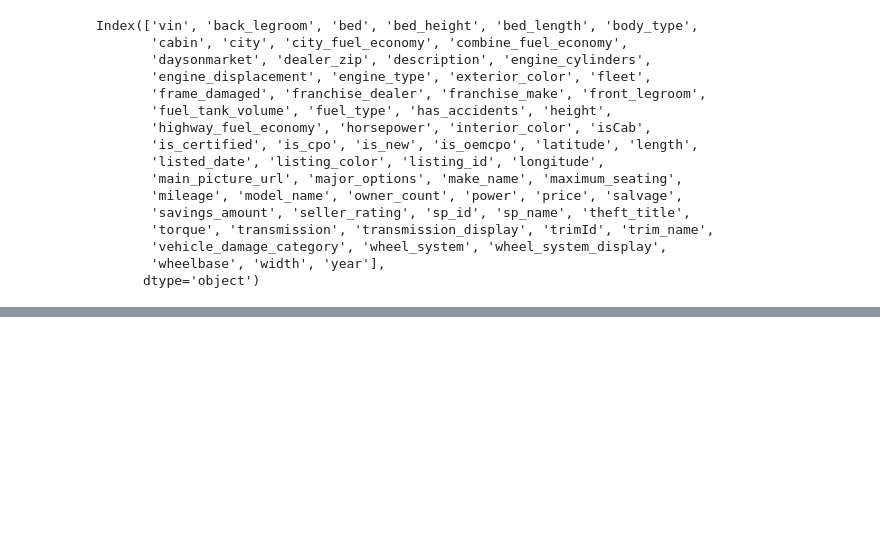
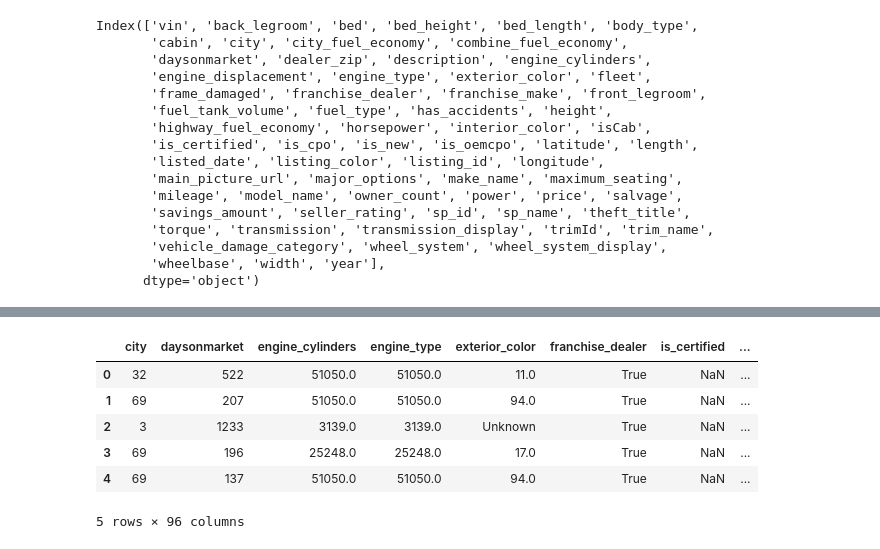
Before and after one commit to clarktommie/multimodal_insurance_project, a Jupyter notebook: notebooks/00_explore_tabular.ipynb, the cells around one changed output, grey strips where cells are left out. Cells and saved outputs as stored; diff of their text form; code cells hidden in the pictures; blank space fills up the shorter version.

```diff
--- a/notebooks/00_explore_tabular.ipynb
+++ b/notebooks/00_explore_tabular.ipynb
@@ -78,0 +102,6 @@ used_cars_df.head()
+# %%
+# imputations
+
+used_cars_df['has_accidents'] = used_cars_df['has_accidents'].fillna(0)
+used_cars_df['salvage'] = used_cars_df['salvage'].fillna(0)
+used_cars_df['frame_damaged'] = used_cars_df['frame_damaged'].fillna(0)
@@ -78,0 +116,7 @@ used_cars_df.head()
+# %%
+used_cars_df['theft_title'] = used_cars_df['theft_title'].map(
+    {True: "Theft", False: "No Theft"}
+)
+used_cars_df['theft_title'] = used_cars_df['theft_title'].fillna("Unknown")
+
+used_cars_df['theft_title'].value_counts(dropna=False)
@@ -78,0 +198,15 @@ used_cars_df.head()
+# %%
+from sklearn.impute import SimpleImputer
+import numpy as np
+
+# Drop mostly empty cols
+used_cars_encoded.drop(columns=['length', 'width', 'wheelbase', 'trimId'], inplace=True)
+
+# Fill numeric cols
+num_imputer = SimpleImputer(strategy='median')
+used_cars_encoded['mileage'] = num_imputer.fit_transform(used_cars_encoded[['mileage']])
+used_cars_encoded['owner_count'] = num_imputer.fit_transform(used_cars_encoded[['owner_count']])
+
+# Fill categoricals with 'Unknown'
+for col in ['engine_type', 'engine_cylinders', 'exterior_color', 'transmission_display', 'trim_name']:
+    used_cars_encoded[col] = used_cars_encoded[col].fillna("Unknown")
@@ -78,0 +232,13 @@ used_cars_df.head()
+# %%
+# drop description for baseline model
+used_cars_encoded.drop(columns=['description'], inplace=True)
+# %%
+used_cars_encoded.head()
+# %% [output]
+|  | city | daysonmarket | engine_cylinders | engine_type | exterior_color | franchise_dealer | is_certified | ... |
+| 0 | 32 | 522 | 51050.0 | 51050.0 | 11.0 | True | NaN | ... |
+| 1 | 69 | 207 | 51050.0 | 51050.0 | 94.0 | True | NaN | ... |
+| 2 | 3 | 1233 | 3139.0 | 3139.0 | Unknown | True | NaN | ... |
+| 3 | 69 | 196 | 25248.0 | 25248.0 | 17.0 | True | NaN | ... |
+| 4 | 69 | 137 | 51050.0 | 51050.0 | 94.0 | True | NaN | ... |
+5 rows × 96 columns
```
Also changed, not shown: parts of 9 cells of this notebook.
